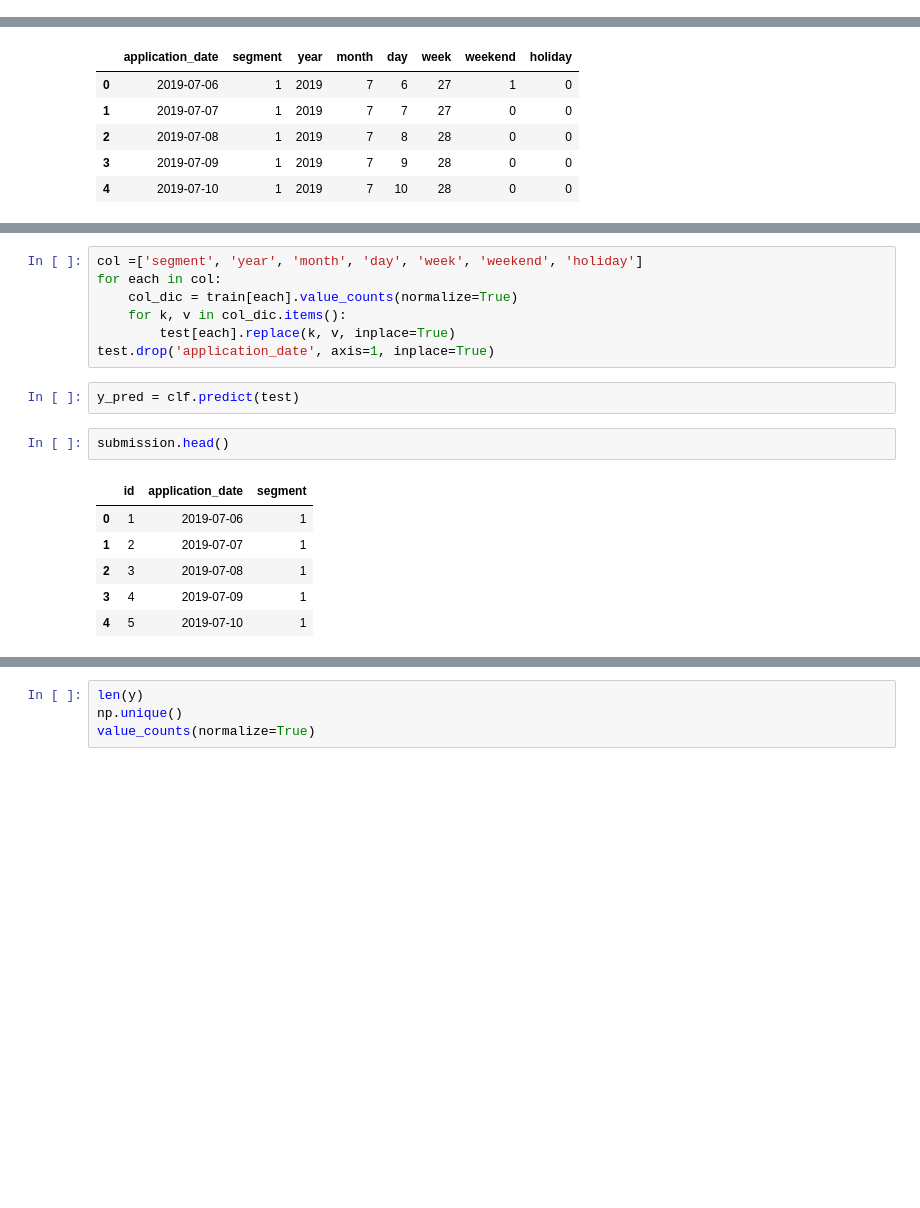
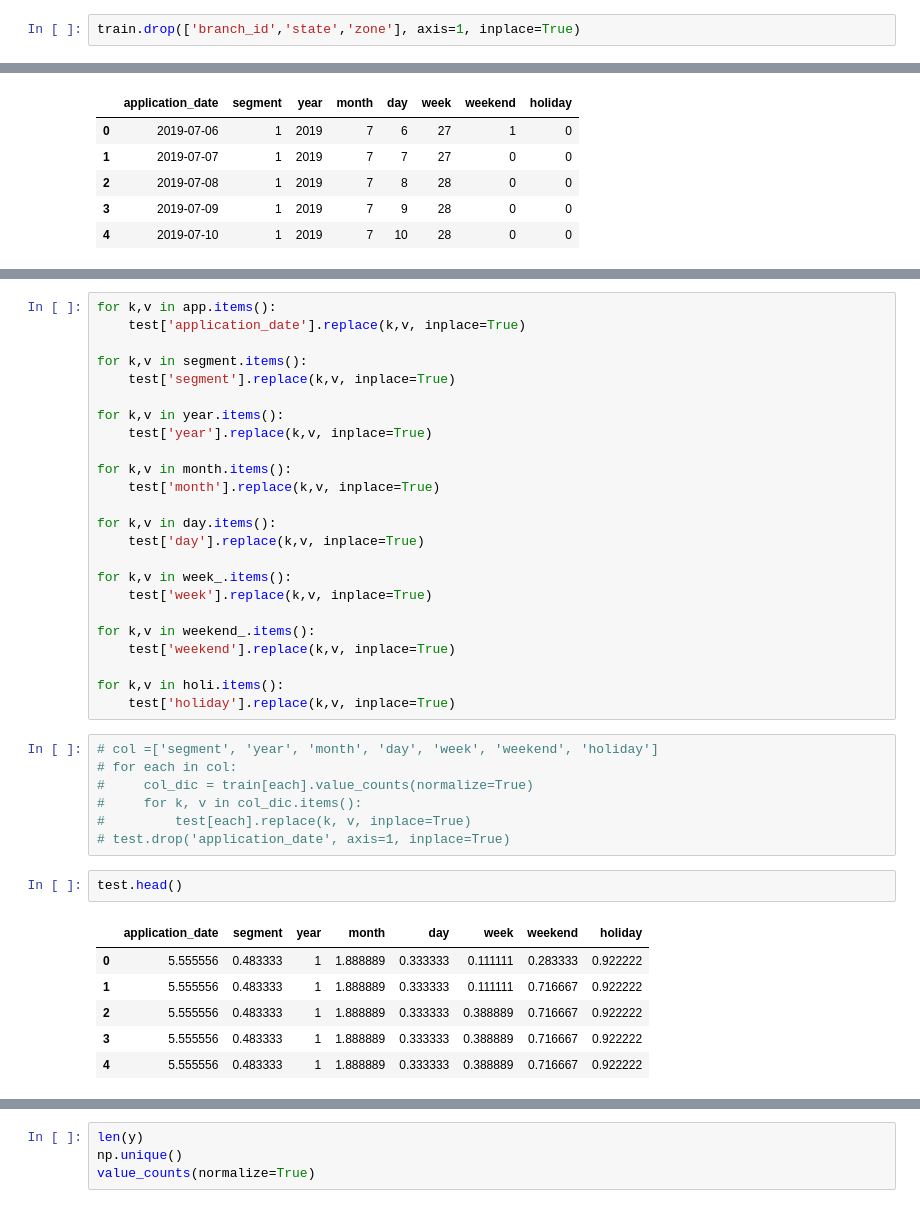
Before and after one commit to navneet-arya/Data-Science, a Jupyter notebook: LTFS2/LTFS.ipynb, the cells around one changed output, grey strips where cells are left out. Cells and saved outputs as stored; diff of their text form; blank space fills up the shorter version.

```diff
--- a/LTFS2/LTFS.ipynb
+++ b/LTFS2/LTFS.ipynb
@@ -28,0 +19,2 @@ dtype: int64
+# %%
+train.drop(['branch_id','state','zone'], axis=1, inplace=True)
@@ -296,18 +305,40 @@ See the caveats in the documentation: http://pandas.pydata.org/pandas-docs/stabl
+# %%
+for k,v in app.items():
+    test['application_date'].replace(k,v, inplace=True)
+
+for k,v in segment.items():
+    test['segment'].replace(k,v, inplace=True)
+
+for k,v in year.items():
+    test['year'].replace(k,v, inplace=True)
+
+for k,v in month.items():
+    test['month'].replace(k,v, inplace=True)
+
+for k,v in day.items():
+    test['day'].replace(k,v, inplace=True)
+
+for k,v in week_.items():
+    test['week'].replace(k,v, inplace=True)
+
+for k,v in weekend_.items():
+    test['weekend'].replace(k,v, inplace=True)
+
+for k,v in holi.items():
+    test['holiday'].replace(k,v, inplace=True)
 # %%
-col =['segment', 'year', 'month', 'day', 'week', 'weekend', 'holiday']
-for each in col:
-    col_dic = train[each].value_counts(normalize=True)
-    for k, v in col_dic.items():
-        test[each].replace(k, v, inplace=True)
-test.drop('application_date', axis=1, inplace=True)
+# col =['segment', 'year', 'month', 'day', 'week', 'weekend', 'holiday']
+# for each in col:
+#     col_dic = train[each].value_counts(normalize=True)
+#     for k, v in col_dic.items():
+#         test[each].replace(k, v, inplace=True)
+# test.drop('application_date', axis=1, inplace=True)
-# %%
-y_pred = clf.predict(test)
 # %%
-submission.head()
+test.head()
 # %% [output]
-|  | id | application_date | segment |
-| 0 | 1 | 2019-07-06 | 1 |
-| 1 | 2 | 2019-07-07 | 1 |
-| 2 | 3 | 2019-07-08 | 1 |
-| 3 | 4 | 2019-07-09 | 1 |
-| 4 | 5 | 2019-07-10 | 1 |
+|  | application_date | segment | year | month | day | week | weekend | holiday |
+| 0 | 5.555556 | 0.483333 | 1 | 1.888889 | 0.333333 | 0.111111 | 0.283333 | 0.922222 |
+| 1 | 5.555556 | 0.483333 | 1 | 1.888889 | 0.333333 | 0.111111 | 0.716667 | 0.922222 |
+| 2 | 5.555556 | 0.483333 | 1 | 1.888889 | 0.333333 | 0.388889 | 0.716667 | 0.922222 |
+| 3 | 5.555556 | 0.483333 | 1 | 1.888889 | 0.333333 | 0.388889 | 0.716667 | 0.922222 |
+| 4 | 5.555556 | 0.483333 | 1 | 1.888889 | 0.333333 | 0.388889 | 0.716667 | 0.922222 |
```
Also changed, not shown: parts of 22 cells of this notebook, 1 other file.
